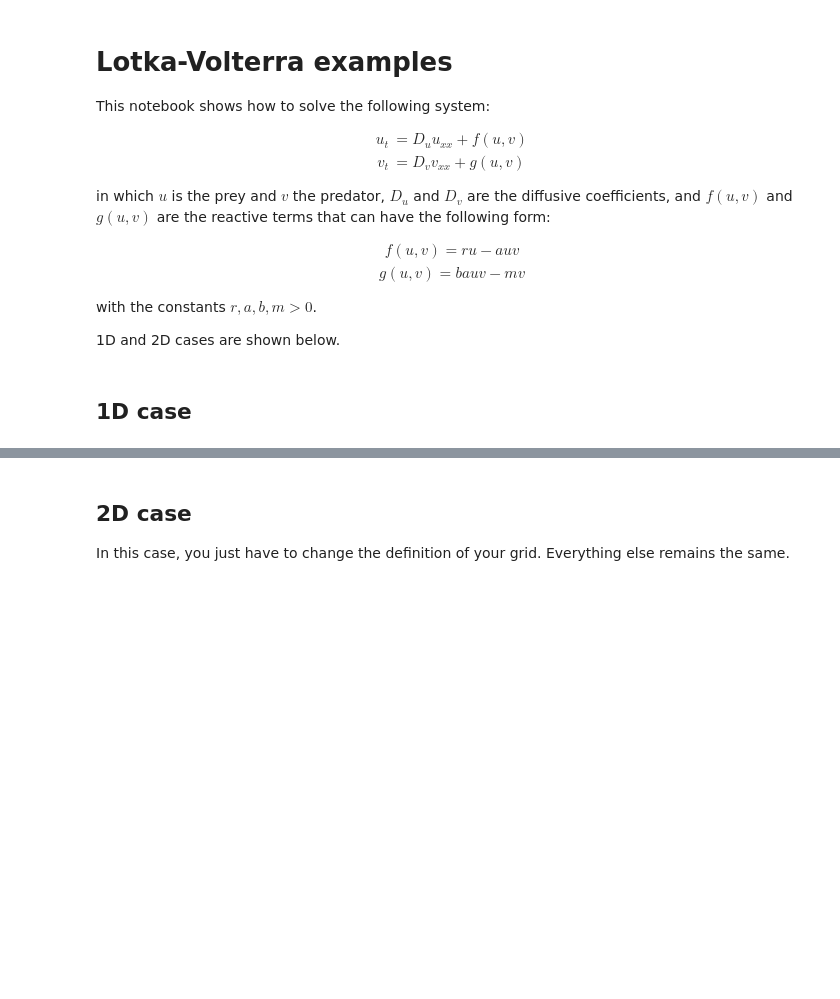
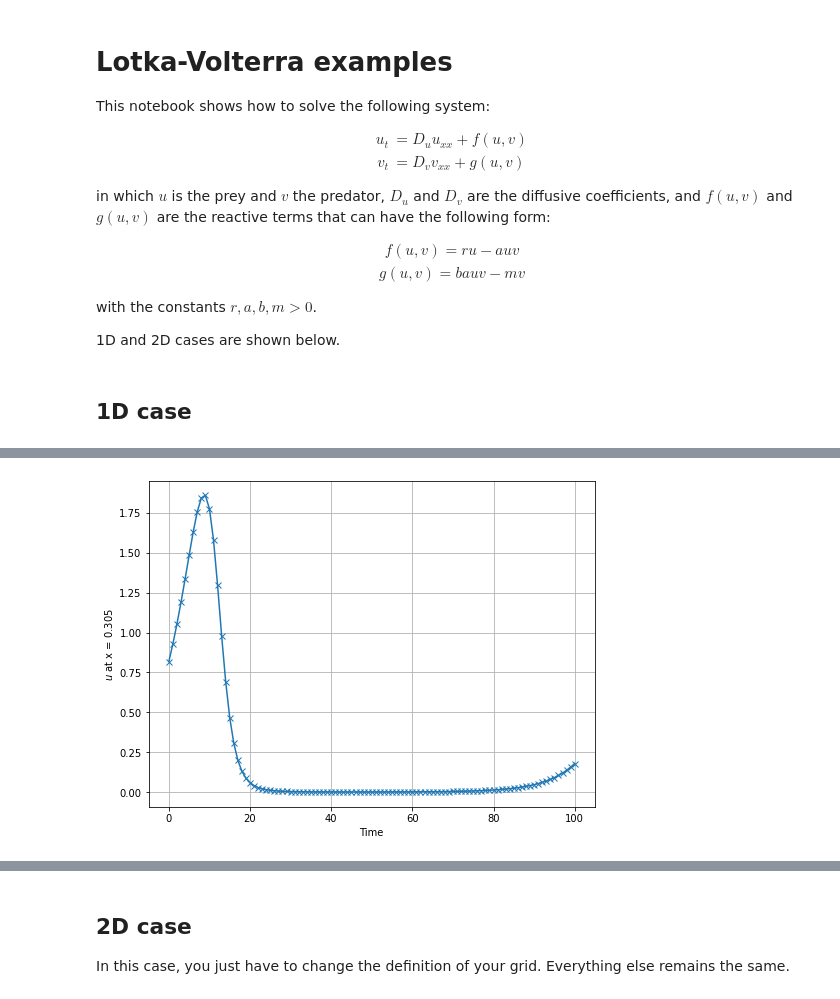
Before and after one commit to volpatto/pdeco, a Jupyter notebook: notebooks/lotka-volterra.ipynb, the cells around one changed output, grey strips where cells are left out. Drawn from its saved outputs; the diff is of its cells as text; code cells hidden in the pictures; blank space fills up the shorter version.

```diff
--- a/notebooks/lotka-volterra.ipynb
+++ b/notebooks/lotka-volterra.ipynb
@@ -120,0 +121,7 @@ u_storage.data
+# %%
+import numpy as np
+t_recorded = storage.times  # retrieve all recorded simulation times
+x_idx = 30
+u_storage_array = np.array(u_storage.data)  # convert list of arrays to a 2D array (to use 2D index)
+u_at_given_x = u_storage_array[:, x_idx]  # [t_idx, x_idx], retrieve all times (:) for a given x_idx
+u_at_given_x
@@ -121,3 +146,14 @@ u_storage.data
+# %%
+import matplotlib.pyplot as plt
+
+plt.figure(figsize=(8, 6))
+plt.plot(t_recorded, u_at_given_x, "-x")
+plt.xlabel("Time")
+plt.ylabel(fr"$u$ at x = {u_storage.grid.axes_coords[0][x_idx]}")
+plt.grid()
+plt.show()
+# %% [output]
+[figure, added]
 # %%
 from pde.visualization import movie
 
```
Also changed, not shown: parts of 11 cells of this notebook, 1 other file.
